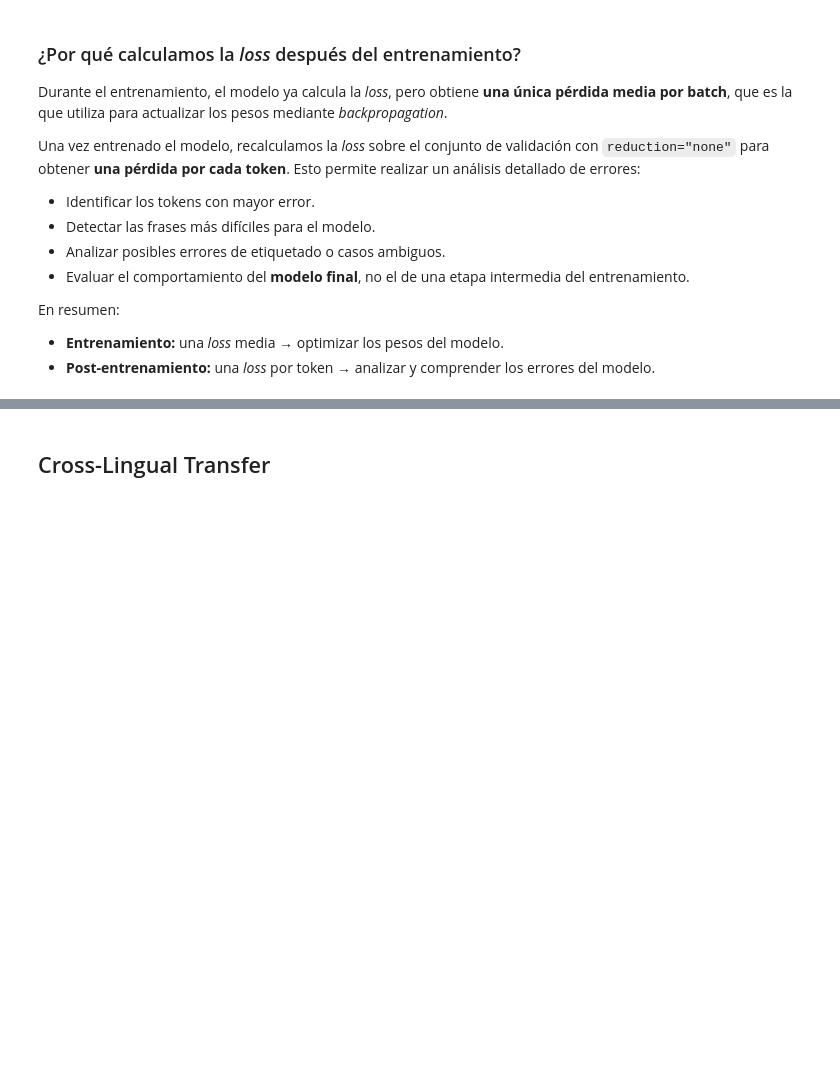
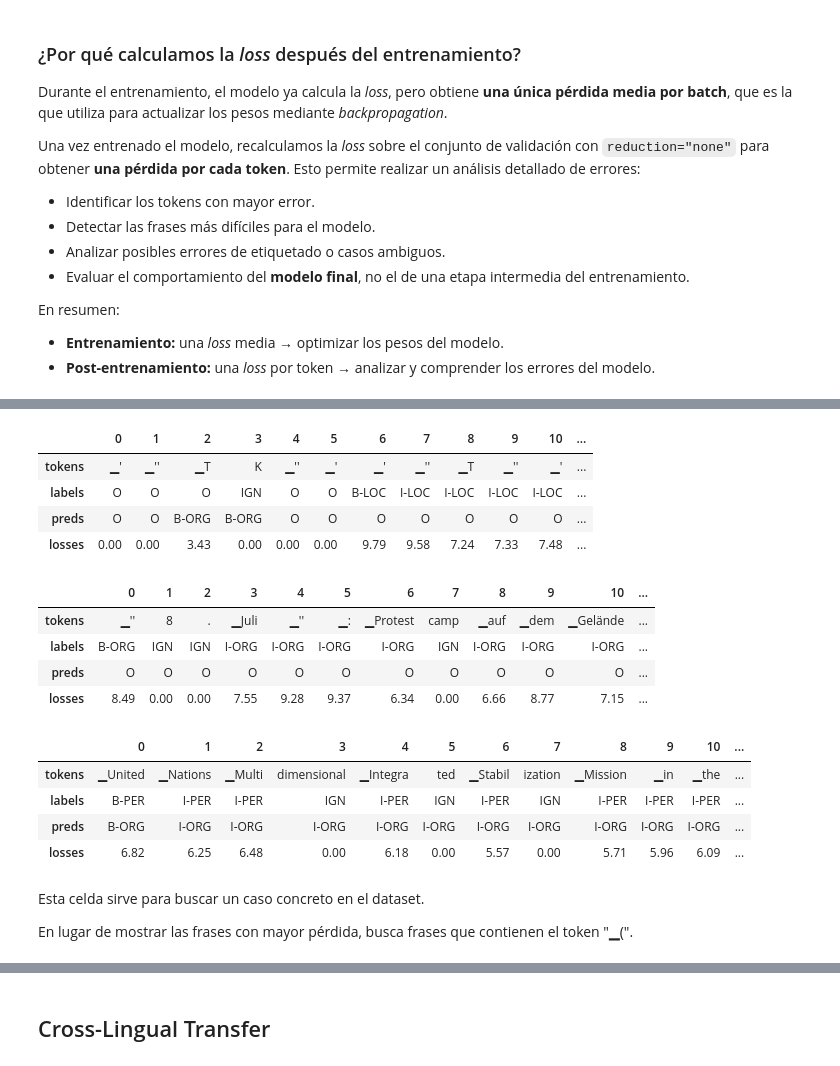
Before and after one commit to Kitipali/notebooks, a Jupyter notebook: 04_jf_multilingual-ner.ipynb, the cells around one changed output, grey strips where cells are left out. Saved outputs shown, nothing was run; the diff lists cells and outputs as text; code cells hidden in the pictures; blank space fills up the shorter version.

```diff
--- a/04_jf_multilingual-ner.ipynb
+++ b/04_jf_multilingual-ner.ipynb
@@ -1353,23 +1466,52 @@ plot_confusion_matrix(df_tokens["labels"], df_tokens["predicted_label"],
 # %%
 # hide_output
 def get_samples(df):
-    for _, row in df.iterrows():
-        labels, preds, tokens, losses = [], [], [], []
-        for i, mask in enumerate(row["attention_mask"]):
-            if i not in {0, len(row["attention_mask"])}:
-                labels.append(row["labels"][i])
-                preds.append(row["predicted_label"][i])
-                tokens.append(row["input_tokens"][i])
-                losses.append(f"{row['loss'][i]:.2f}")
+    for _, row in df.iterrows(): # _ -> índice fila, row -> frase
+        # iterrows() recorre el DataFrame de fila a fila
+        # cada fila -> 1 frase
+        labels, preds, tokens, losses = [], [], [], []  # crea listas vacías, donde se irá guardando la info de una frase
+        for i, mask in enumerate(row["attention_mask"]): # i-> posic del token; mask -> valor de la máscara (1 ó 0)
+
+
+            if i not in {0, len(row["attention_mask"])-1}: # si el índice no es el primero ni el último de la frase
+                # { esto es un set} -> {0,4} -> 0 primer elemento (<s>) , 4 : último (</s>) Restamos 1 poque python empieza a indexar en 0  y len() muestra número total de elementos
+                #Restamos 1 poque python empieza a indexar en 0  y len() muestra número total de elementos
+                # Por eso el último índice es len(...) - 1.
+                labels.append(row["labels"][i]) # pasa la etiqueta labels de cada token a lista labels
+                preds.append(row["predicted_label"][i]) # pasa el preds de cada token a listd a predicted_label
+                tokens.append(row["input_tokens"][i]) # pasa cada token a lista "input_tokens"
+                losses.append(f"{row['loss'][i]:.2f}") # pasa pérdida de cada token a lista losses con dos decimales
         df_tmp = pd.DataFrame({"tokens": tokens, "labels": labels,
-                               "preds": preds, "losses": losses}).T
-        yield df_tmp
+                               "preds": preds, "losses": losses}).T # crea un DF con las listas definitivas
+        yield df_tmp # va produciendo el DF uno a uno
 
-df["total_loss"] = df["loss"].apply(sum)
-df_tmp = df.sort_values(by="total_loss", ascending=False).head(3)
+df["total_loss"] = df["loss"].apply(sum) # añade una columna con la pérdida total por frase
+df_tmp = df.sort_values(by="total_loss", ascending=False).head(3) # ordena el DF por total loss, descente, eligiendo sólo los 3 primeros
+
+# get_samples es un generador, que va generando frase a frase
 
 for sample in get_samples(df_tmp):
-    display(sample)
+    display(sample) # lo muestra
+# %% [output]
+|  | 0 | 1 | 2 | 3 | 4 | 5 | 6 | 7 | 8 | 9 | 10 | ... |
+| tokens | ▁' | ▁'' | ▁Τ | Κ | ▁'' | ▁' | ▁' | ▁'' | ▁T | ▁'' | ▁' | ... |
+| labels | O | O | O | IGN | O | O | B-LOC | I-LOC | I-LOC | I-LOC | I-LOC | ... |
+| preds | O | O | B-ORG | B-ORG | O | O | O | O | O | O | O | ... |
+| losses | 0.00 | 0.00 | 3.43 | 0.00 | 0.00 | 0.00 | 9.79 | 9.58 | 7.24 | 7.33 | 7.48 | ... |
+|  | 0 | 1 | 2 | 3 | 4 | 5 | 6 | 7 | 8 | 9 | 10 | ... |
+| tokens | ▁'' | 8 | . | ▁Juli | ▁'' | ▁: | ▁Protest | camp | ▁auf | ▁dem | ▁Gelände | ... |
+| labels | B-ORG | IGN | IGN | I-ORG | I-ORG | I-ORG | I-ORG | IGN | I-ORG | I-ORG | I-ORG | ... |
+| preds | O | O | O | O | O | O | O | O | O | O | O | ... |
+| losses | 8.49 | 0.00 | 0.00 | 7.55 | 9.28 | 9.37 | 6.34 | 0.00 | 6.66 | 8.77 | 7.15 | ... |
+|  | 0 | 1 | 2 | 3 | 4 | 5 | 6 | 7 | 8 | 9 | 10 | ... |
+| tokens | ▁United | ▁Nations | ▁Multi | dimensional | ▁Integra | ted | ▁Stabil | ization | ▁Mission | ▁in | ▁the | ... |
+| labels | B-PER | I-PER | I-PER | IGN | I-PER | IGN | I-PER | IGN | I-PER | I-PER | I-PER | ... |
+| preds | B-ORG | I-ORG | I-ORG | I-ORG | I-ORG | I-ORG | I-ORG | I-ORG | I-ORG | I-ORG | I-ORG | ... |
+| losses | 6.82 | 6.25 | 6.48 | 0.00 | 6.18 | 0.00 | 5.57 | 0.00 | 5.71 | 5.96 | 6.09 | ... |
+# %% [markdown]
+Esta celda sirve para buscar un caso concreto en el dataset.
+
+En lugar de mostrar las frases con mayor pérdida, busca frases que contienen el token "▁(".
 # %%
 # hide_output
 df_tmp = df.loc[df["input_tokens"].apply(lambda x: u"\u2581(" in x)].head(2)
```
Also changed, not shown: parts of 39 cells of this notebook.
